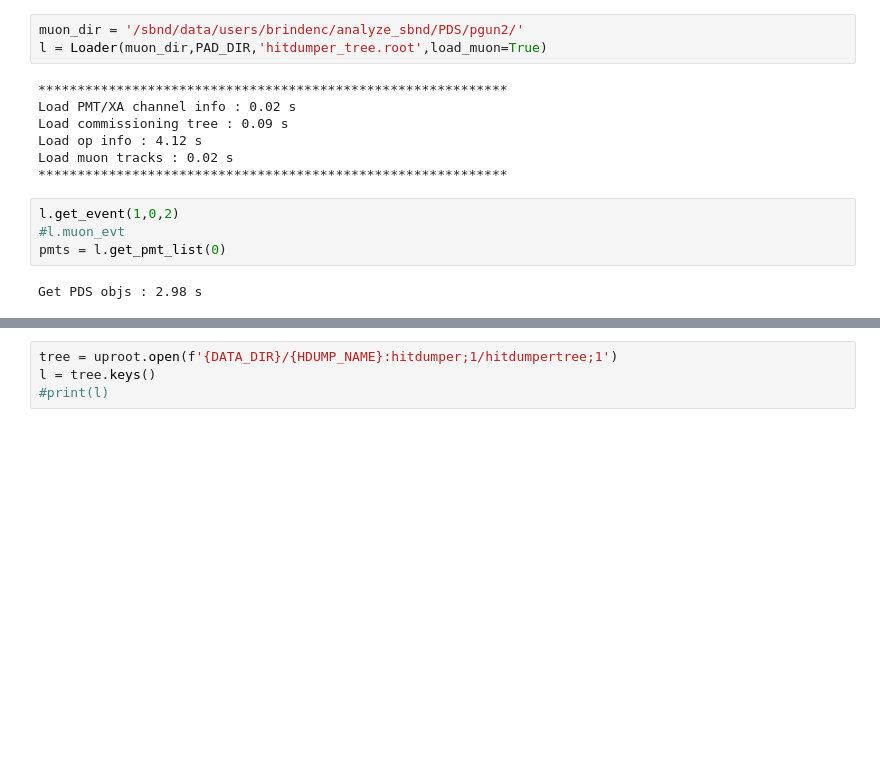
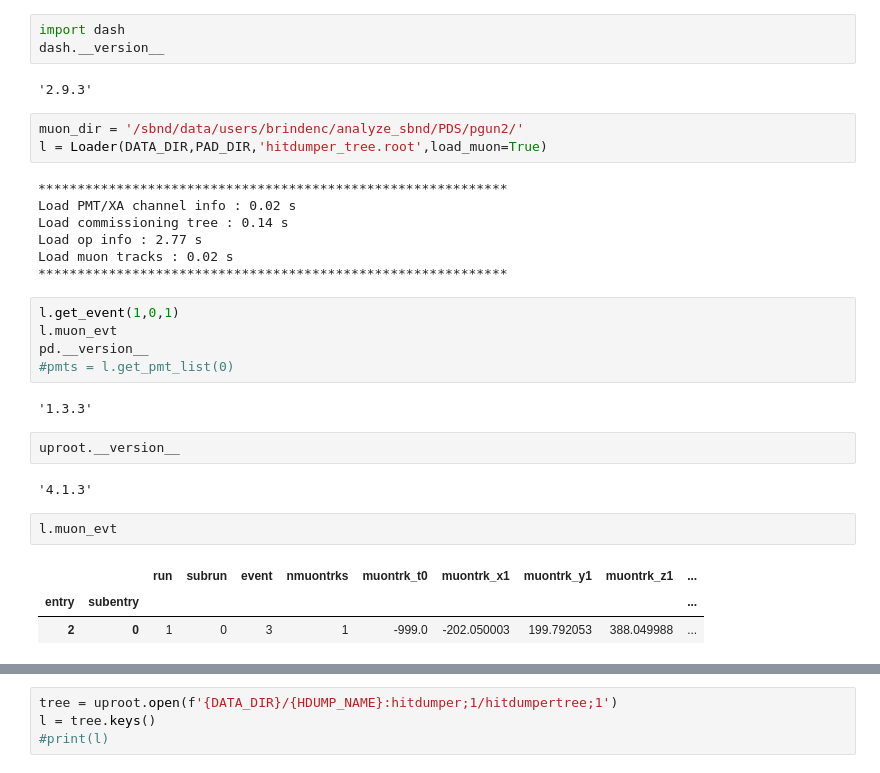
Before and after one commit to bear-is-asleep/PAD2, a Jupyter notebook: testing.ipynb, the cells around one changed output, grey strips where cells are left out. Drawn from its saved outputs; the diff is of its cells as text; blank space fills up the shorter version.

```diff
--- a/testing.ipynb
+++ b/testing.ipynb
@@ -39,16 +129,32 @@ tree.keys()
+# %%
+import dash
+dash.__version__
+# %% [output]
+'2.9.3'
 # %%
 muon_dir = '/sbnd/data/users/brindenc/analyze_sbnd/PDS/pgun2/'
-l = Loader(muon_dir,PAD_DIR,'hitdumper_tree.root',load_muon=True)
+l = Loader(DATA_DIR,PAD_DIR,'hitdumper_tree.root',load_muon=True)
 # %% [output]
 ************************************************************
 Load PMT/XA channel info : 0.02 s
-Load commissioning tree : 0.09 s
-Load op info : 4.12 s
+Load commissioning tree : 0.14 s
+Load op info : 2.77 s
 Load muon tracks : 0.02 s
 ************************************************************
 # %%
-l.get_event(1,0,2)
-#l.muon_evt
-pmts = l.get_pmt_list(0)
+l.get_event(1,0,1)
+l.muon_evt
+pd.__version__
+#pmts = l.get_pmt_list(0)
 # %% [output]
-Get PDS objs : 2.98 s
+'1.3.3'
+# %%
+uproot.__version__
+# %% [output]
+'4.1.3'
+# %%
+l.muon_evt
+# %% [output]
+|  |  | run | subrun | event | nmuontrks | muontrk_t0 | muontrk_x1 | muontrk_y1 | muontrk_z1 | ... |
+| entry | subentry |  |  |  |  |  |  |  |  | ... |
+| 2 | 0 | 1 | 0 | 3 | 1 | -999.0 | -202.050003 | 199.792053 | 388.049988 | ... |
```
Also changed, not shown: parts of 11 cells of this notebook, 8 other files.
